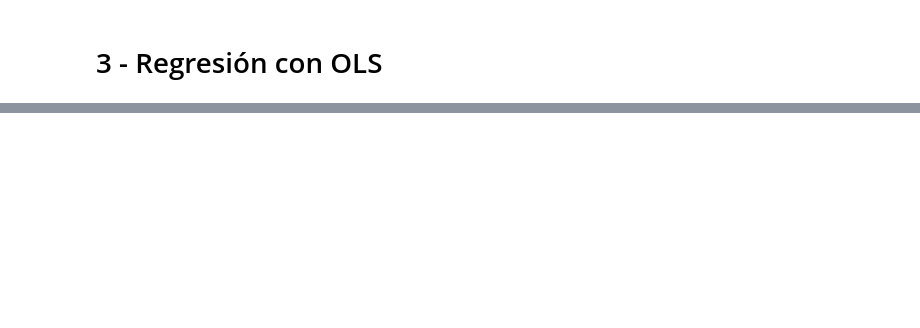
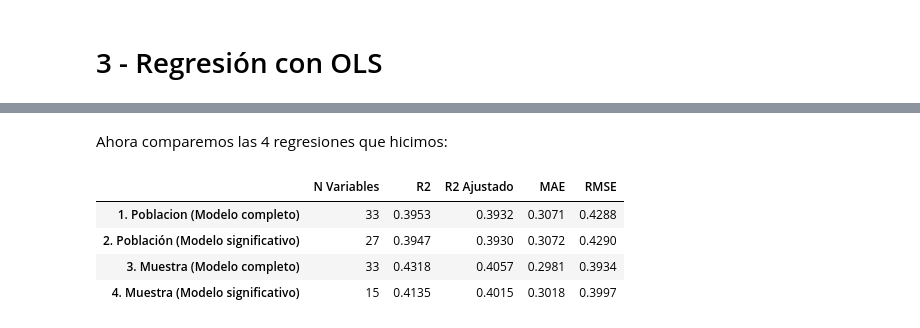
Before and after one commit to santidrelew/tp-mpg, a Jupyter notebook: notebooks/03_OLS.ipynb, the cells around one changed output, grey strips where cells are left out. Cells and saved outputs as stored; diff of their text form; code cells hidden in the pictures; blank space fills up the shorter version.

```diff
--- a/notebooks/03_OLS.ipynb
+++ b/notebooks/03_OLS.ipynb
@@ -30,0 +42,4 @@ df = pd.read_csv(DATA_BASE_DIR / "milan_airbnb_filtrado.csv")
+# %%
+TARGET = "log_daily_price"
+FEATURES = [c for c in df.columns if c != TARGET]
+CATEGORICAS = ["neighbourhood_cleansed"]
@@ -89,0 +100,7 @@ RMSE: 0.4274
+# %%
+variables_no_significativas = ["minimum_nights", "Washer", "Paid_parking_on_premises", "Long_term_stays_allowed", "Smoking_allowed", "check_in_24_hour"]
+variables_significativas = [cols for cols in FEATURES if cols not in variables_no_significativas]
+formula_reducida_significativa = construir_formula(TARGET, variables_significativas, CATEGORICAS)
+modelo_reducido_significativo = smf.ols(formula=formula_reducida_significativa, data=df).fit()
+
+print(modelo_reducido_significativo.summary())
@@ -89,0 +127,4 @@ RMSE: 0.4274
+# %%
+modelo_completo_muestra = smf.ols(formula=formula_completa, data=df_muestra).fit()
+
+print(modelo_completo_muestra.summary())
@@ -89,0 +155,6 @@ RMSE: 0.4274
+# %%
+variables_significativas_muestra = ["neighbourhood_cleansed", "host_total_listings_count", "accommodates", "bathrooms", "bedrooms", "number_of_reviews", "review_scores_rating", "WiFi"]
+formula_reducida_significativa_muestra = construir_formula(TARGET, variables_significativas_muestra, CATEGORICAS)
+modelo_reducido_significativo_muestra = smf.ols(formula=formula_reducida_significativa_muestra, data=df_muestra).fit()
+
+print(modelo_reducido_significativo_muestra.summary())
@@ -89,0 +179,31 @@ RMSE: 0.4274
+# %% [markdown]
+Ahora comparemos las 4 regresiones que hicimos:
+# %%
+res_completo_pob = calcular_metricas(modelo_completo, df, TARGET)
+res_reducido_pob = calcular_metricas(modelo_reducido_significativo, df, TARGET)
+res_completo_mue = calcular_metricas(modelo_completo_muestra, df_muestra, TARGET)
+res_reducido_mue = calcular_metricas(modelo_reducido_significativo_muestra, df_muestra, TARGET)
+
+tabla_comparativa = pd.DataFrame(
+    [
+        res_completo_pob,
+        res_reducido_pob,
+        res_completo_mue,
+        res_reducido_mue,
+    ],
+    index=[
+        "1. Poblacion (Modelo completo)",
+        "2. Población (Modelo significativo)",
+        "3. Muestra (Modelo completo)",
+        "4. Muestra (Modelo significativo)",
+    ],
+)
+
+pd.set_option("display.float_format", lambda x: f"{x:.4f}")
+tabla_comparativa
+# %% [output]
+|  | N Variables | R2 | R2 Ajustado | MAE | RMSE |
+| 1. Poblacion (Modelo completo) | 33 | 0.3953 | 0.3932 | 0.3071 | 0.4288 |
+| 2. Población (Modelo significativo) | 27 | 0.3947 | 0.3930 | 0.3072 | 0.4290 |
+| 3. Muestra (Modelo completo) | 33 | 0.4318 | 0.4057 | 0.2981 | 0.3934 |
+| 4. Muestra (Modelo significativo) | 15 | 0.4135 | 0.4015 | 0.3018 | 0.3997 |
```
Also changed, not shown: parts of 17 cells of this notebook.
